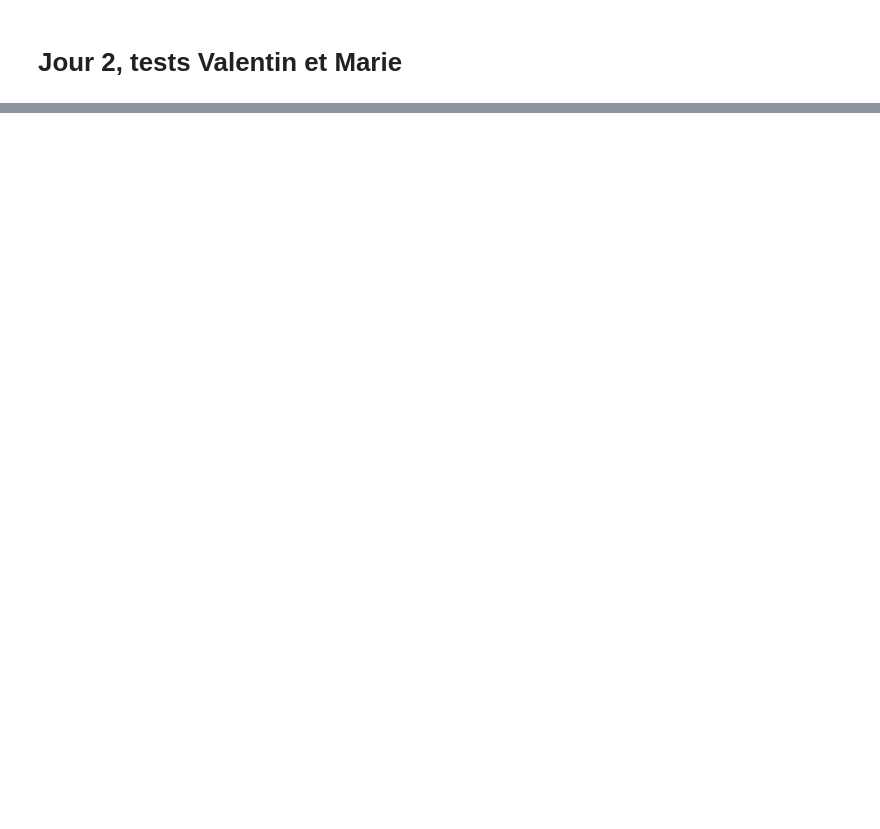
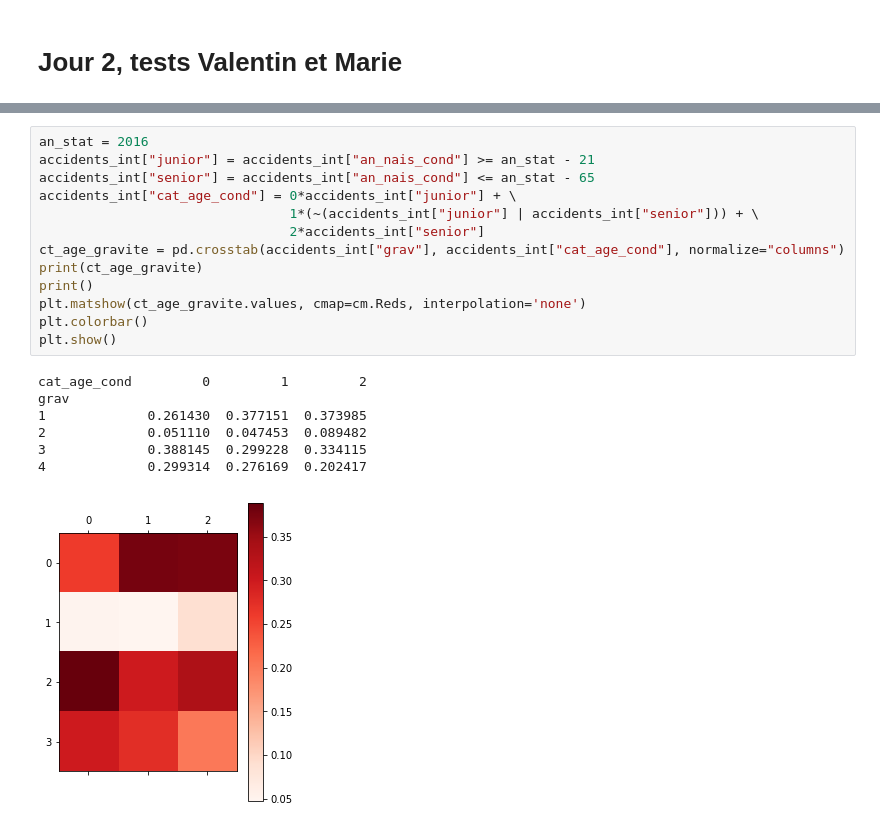
Before and after one commit to ericbenhamou/MASH_IPJ_2018, a Jupyter notebook: Untitled.ipynb, the cells around one changed output, grey strips where cells are left out. Cells and saved outputs as stored; diff of their text form; blank space fills up the shorter version.

```diff
--- a/Untitled.ipynb
+++ b/Untitled.ipynb
@@ -89,0 +127,21 @@ MemoryError:
+# %%
+an_stat = 2016
+accidents_int["junior"] = accidents_int["an_nais_cond"] >= an_stat - 21
+accidents_int["senior"] = accidents_int["an_nais_cond"] <= an_stat - 65
+accidents_int["cat_age_cond"] = 0*accidents_int["junior"] + \
+                                1*(~(accidents_int["junior"] | accidents_int["senior"])) + \
+                                2*accidents_int["senior"]
+ct_age_gravite = pd.crosstab(accidents_int["grav"], accidents_int["cat_age_cond"], normalize="columns")
+print(ct_age_gravite)
+print()
+plt.matshow(ct_age_gravite.values, cmap=cm.Reds, interpolation='none')
+plt.colorbar()
+plt.show()
+# %% [output]
+cat_age_cond         0         1         2
+grav
+1             0.261430  0.377151  0.373985
+2             0.051110  0.047453  0.089482
+3             0.388145  0.299228  0.334115
+4             0.299314  0.276169  0.202417
+[figure, added]
```
Also changed, not shown: parts of 9 cells of this notebook.
